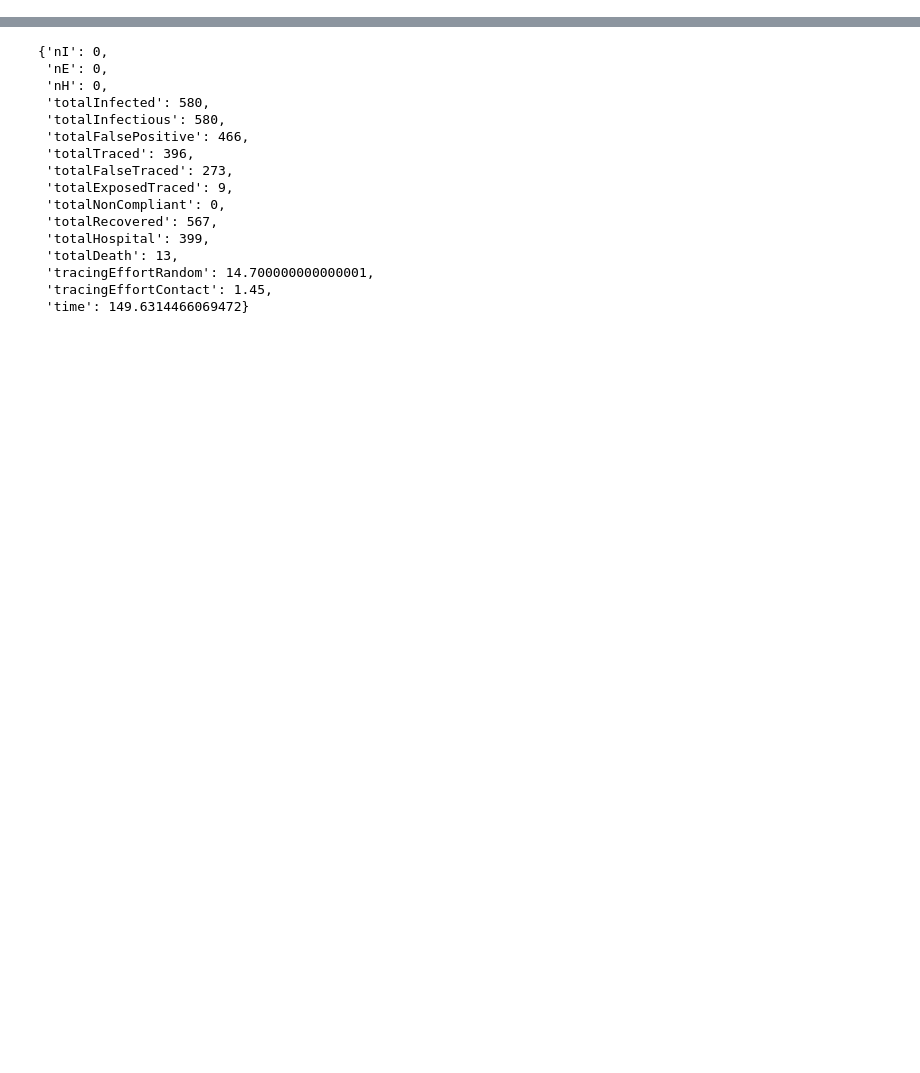
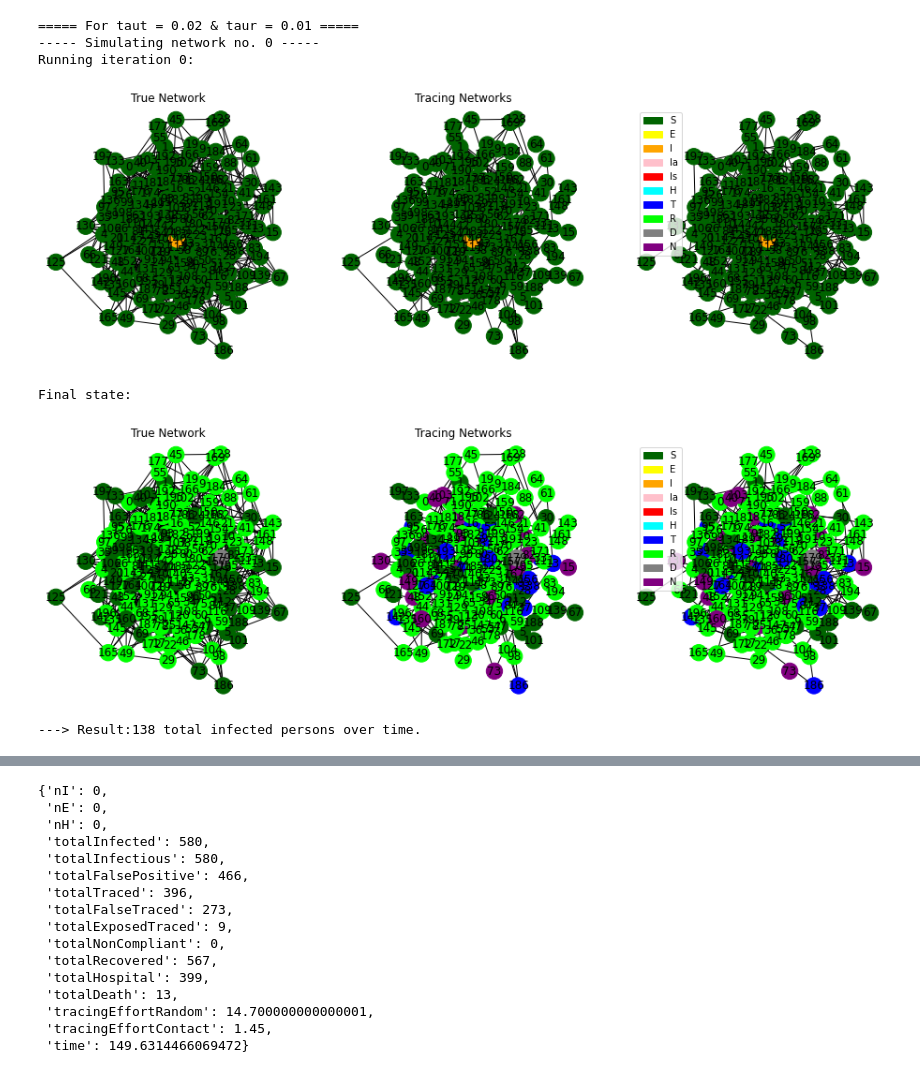
Before and after one commit to andrei-rusu/contact-tracing-model, a Jupyter notebook: SimulateCovid.ipynb, the cells around one changed output, grey strips where cells are left out. Cells and saved outputs as stored; diff of their text form; code cells hidden in the pictures; blank space fills up the shorter version.

```diff
--- a/SimulateCovid.ipynb
+++ b/SimulateCovid.ipynb
@@ -74,0 +21,11 @@ st0[.1][0][0][32]
+# %%
+utils.rel(utils, net, stat, run)
+sts = run.run_mock(netsize=200, k=10, seed=35, model='covid', multip=3, taut=.02, taut_two=.02, taur=.01, summary_print=False, summary_splits=200, nnets=1, niters=1, dual=2, noncomp=0.002, uptake=.5, maintain_overlap=False, draw=True, draw_iter=False, separate_traced=True)
+# %% [output]
+===== For taut = 0.02 & taur = 0.01 =====
+----- Simulating network no. 0 -----
+Running iteration 0:
+[figure, added]
+Final state:
+[figure, added]
+---> Result:138 total infected persons over time.
```
Also changed, not shown: parts of 22 cells of this notebook, 13 other files.
